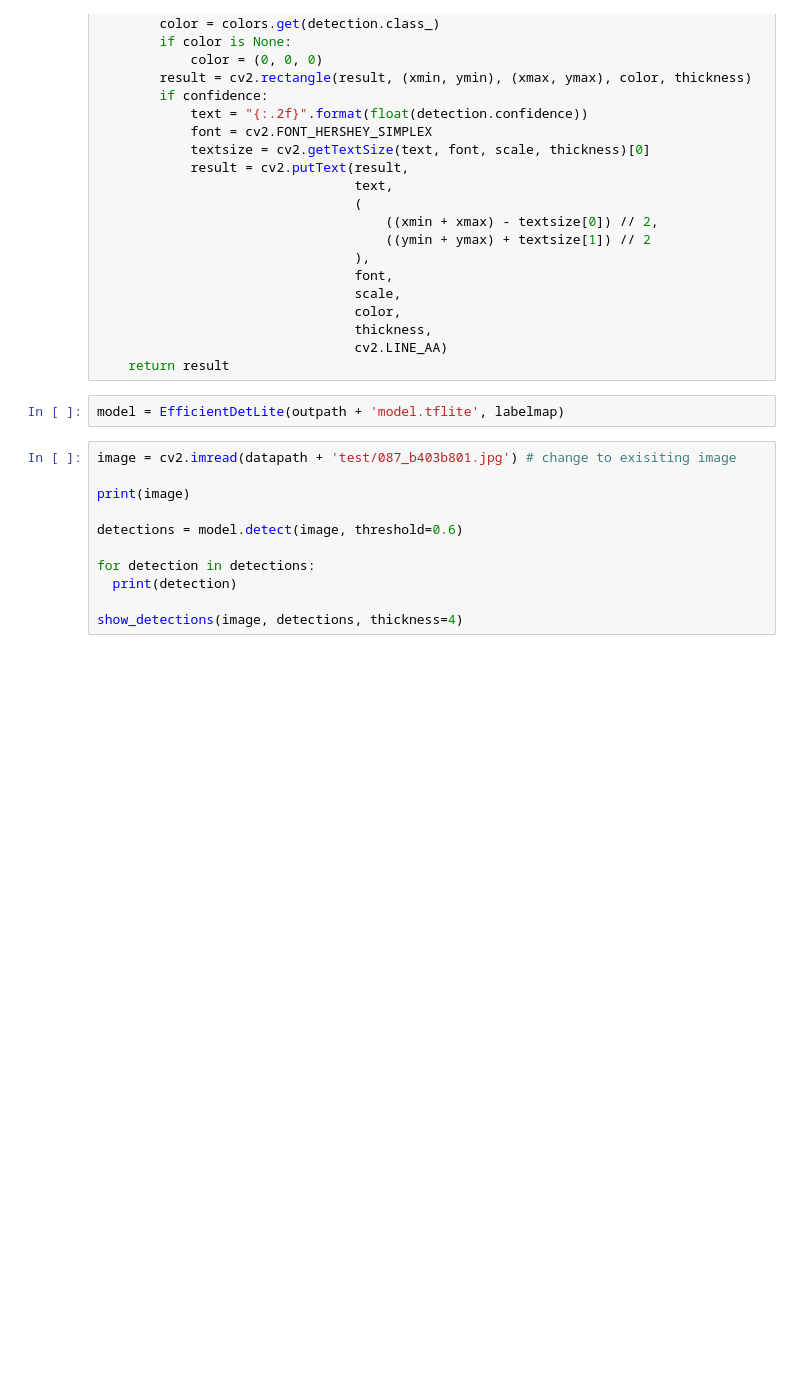
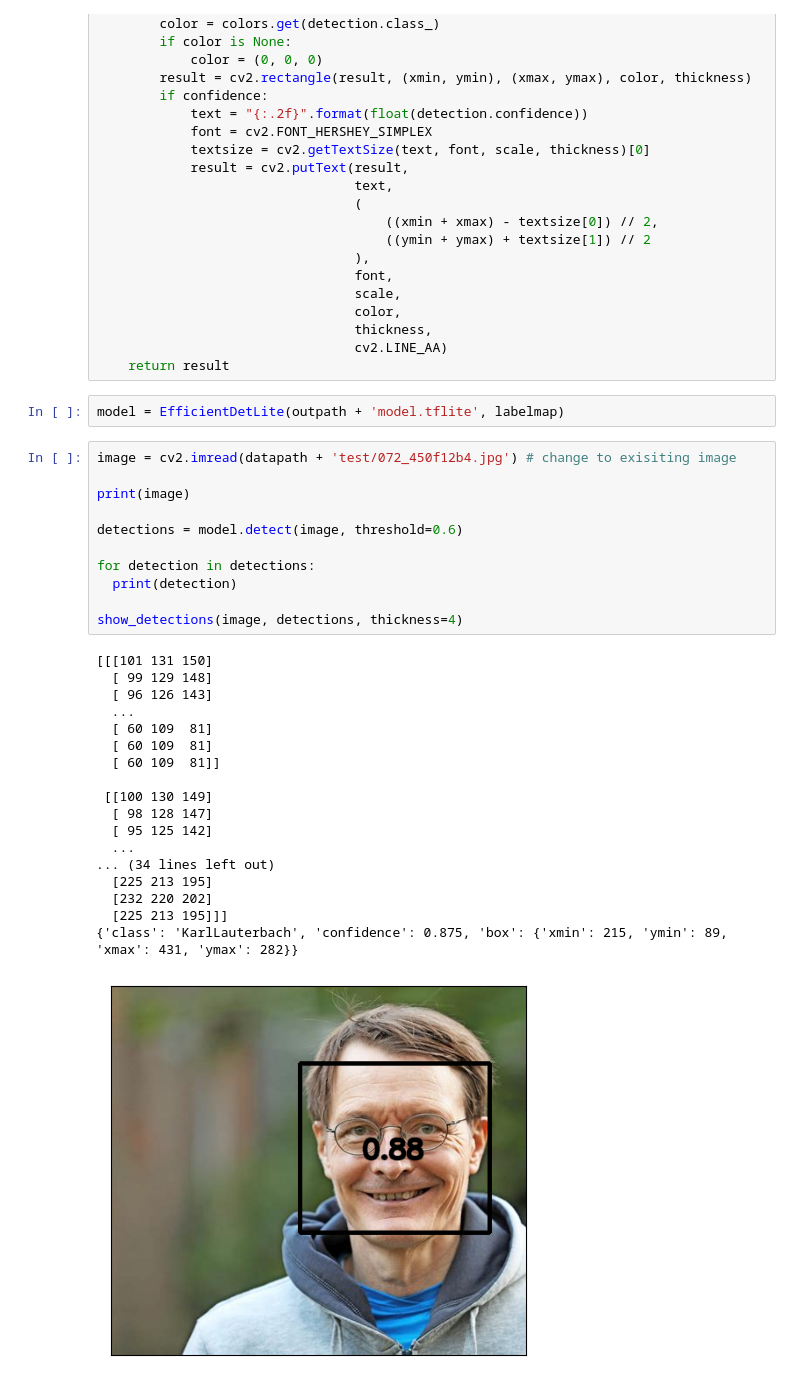
Before and after one commit to freeZe2511/face-detection, a Jupyter notebook: ObjectDetectionTest.ipynb, the cells around one changed output. Cells and saved outputs as stored; diff of their text form; blank space fills up the shorter version.

```diff
--- a/ObjectDetectionTest.ipynb
+++ b/ObjectDetectionTest.ipynb
@@ -231,13 +230,32 @@ def draw_detections(image, detections, scale=1, thickness=1, colors=None, confid
 # %%
 model = EfficientDetLite(outpath + 'model.tflite', labelmap)
 # %%
-image = cv2.imread(datapath + 'test/087_b403b801.jpg') # change to exisiting image
+image = cv2.imread(datapath + 'test/072_450f12b4.jpg') # change to exisiting image
 
 print(image)
 
 detections = model.detect(image, threshold=0.6)
 
 for detection in detections:
   print(detection)
 
 show_detections(image, detections, thickness=4)
+# %% [output]
+[[[101 131 150]
+  [ 99 129 148]
+  [ 96 126 143]
+  ...
+  [ 60 109  81]
+  [ 60 109  81]
+  [ 60 109  81]]
+
+ [[100 130 149]
+  [ 98 128 147]
+  [ 95 125 142]
+  ...
+... (34 lines left out)
+  [225 213 195]
+  [232 220 202]
+  [225 213 195]]]
+{'class': 'KarlLauterbach', 'confidence': 0.875, 'box': {'xmin': 215, 'ymin': 89, 'xmax': 431, 'ymax': 282}}
+[figure, added]
```
Also changed, not shown: parts of 1 cell of this notebook, 1 other file.
